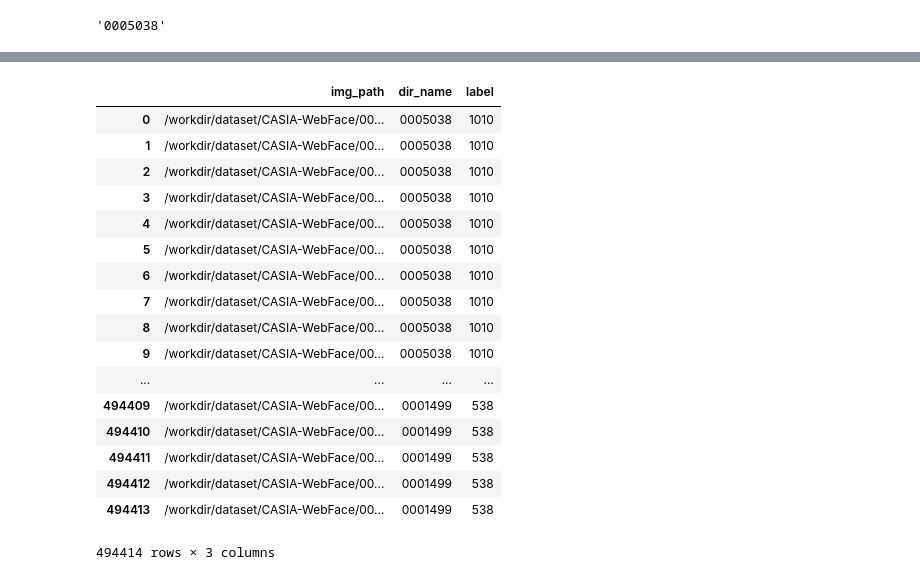
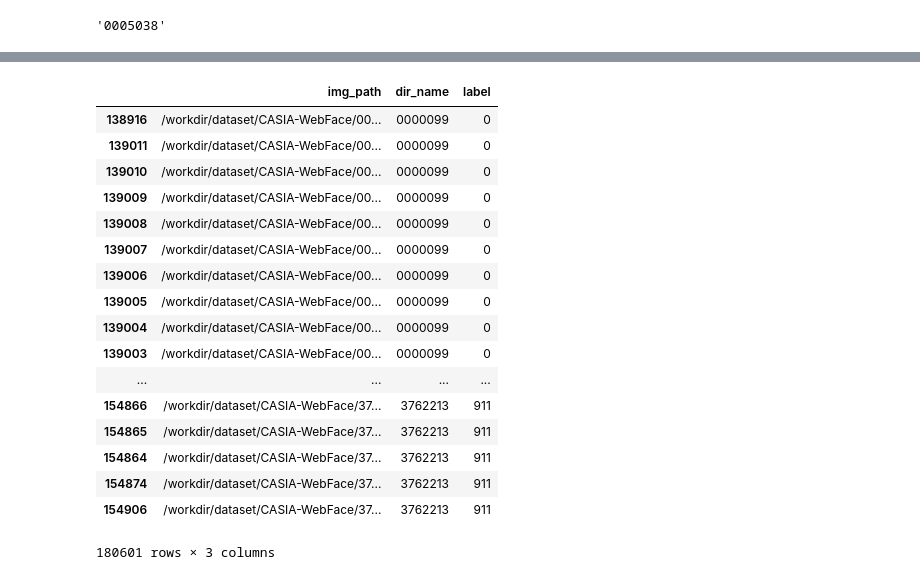
Before and after one commit to nikitajz/arcface-pytorch, a Jupyter notebook: notebooks/create_dataset.ipynb, the cells around one changed output, grey strips where cells are left out. Cells and saved outputs as stored; diff of their text form; code cells hidden in the pictures.

Commit message:
[update] dataset class size

```diff
--- a/notebooks/create_dataset.ipynb
+++ b/notebooks/create_dataset.ipynb
@@ -32,6 +34,9 @@ import numpy as np
+# %%
+use_dirnames = vc[vc > 100].index
+# %%
+use_dirnames = sorted(use_dirnames)
 # %%
-df_label = pd.DataFrame(df_meta['dir_name'].unique(), columns=['dir_name'])
-df_label = df_label.sort_values('dir_name').reset_index(drop=True)
+df_label = pd.DataFrame(use_dirnames, columns=['dir_name'])
 df_label.index.name = 'label'
 df_label = df_label.reset_index()
 # %%
@@ -58,5 +63,5 @@ df_label
 # %%
-df_meta = pd.merge(df_meta, df_label, on='dir_name', how='left')
+df_meta = pd.merge(df_meta, df_label, on='dir_name', how='right')
 # %%
 df_meta.to_csv(os.path.join(Environment.CASIA_ROOT, 'meta.csv'), index=False)
 # %%
@@ -67,23 +87,23 @@ array(['0005038', '0005218', '2176129', ..., '2294576', '1915412',
 # %%
 mapping = df_meta.to_dict(orient='index')
 # %%
-df_meta
+df_meta.sort_values('label')
 # %% [output]
 |  | img_path | dir_name | label |
-| 0 | /workdir/dataset/CASIA-WebFace/00... | 0005038 | 1010 |
-| 1 | /workdir/dataset/CASIA-WebFace/00... | 0005038 | 1010 |
-| 2 | /workdir/dataset/CASIA-WebFace/00... | 0005038 | 1010 |
-| 3 | /workdir/dataset/CASIA-WebFace/00... | 0005038 | 1010 |
-| 4 | /workdir/dataset/CASIA-WebFace/00... | 0005038 | 1010 |
-| 5 | /workdir/dataset/CASIA-WebFace/00... | 0005038 | 1010 |
-| 6 | /workdir/dataset/CASIA-WebFace/00... | 0005038 | 1010 |
-| 7 | /workdir/dataset/CASIA-WebFace/00... | 0005038 | 1010 |
-| 8 | /workdir/dataset/CASIA-WebFace/00... | 0005038 | 1010 |
-| 9 | /workdir/dataset/CASIA-WebFace/00... | 0005038 | 1010 |
+| 138916 | /workdir/dataset/CASIA-WebFace/00... | 0000099 | 0 |
+| 139011 | /workdir/dataset/CASIA-WebFace/00... | 0000099 | 0 |
+| 139010 | /workdir/dataset/CASIA-WebFace/00... | 0000099 | 0 |
+| 139009 | /workdir/dataset/CASIA-WebFace/00... | 0000099 | 0 |
+| 139008 | /workdir/dataset/CASIA-WebFace/00... | 0000099 | 0 |
+| 139007 | /workdir/dataset/CASIA-WebFace/00... | 0000099 | 0 |
+| 139006 | /workdir/dataset/CASIA-WebFace/00... | 0000099 | 0 |
+| 139005 | /workdir/dataset/CASIA-WebFace/00... | 0000099 | 0 |
+| 139004 | /workdir/dataset/CASIA-WebFace/00... | 0000099 | 0 |
+| 139003 | /workdir/dataset/CASIA-WebFace/00... | 0000099 | 0 |
 | ... | ... | ... | ... |
-| 494409 | /workdir/dataset/CASIA-WebFace/00... | 0001499 | 538 |
-| 494410 | /workdir/dataset/CASIA-WebFace/00... | 0001499 | 538 |
-| 494411 | /workdir/dataset/CASIA-WebFace/00... | 0001499 | 538 |
-| 494412 | /workdir/dataset/CASIA-WebFace/00... | 0001499 | 538 |
-| 494413 | /workdir/dataset/CASIA-WebFace/00... | 0001499 | 538 |
+| 154866 | /workdir/dataset/CASIA-WebFace/37... | 3762213 | 911 |
+| 154865 | /workdir/dataset/CASIA-WebFace/37... | 3762213 | 911 |
+| 154864 | /workdir/dataset/CASIA-WebFace/37... | 3762213 | 911 |
+| 154874 | /workdir/dataset/CASIA-WebFace/37... | 3762213 | 911 |
+| 154906 | /workdir/dataset/CASIA-WebFace/37... | 3762213 | 911 |
-494414 rows × 3 columns
+180601 rows × 3 columns
```
Also changed, not shown: parts of 3 cells of this notebook.
